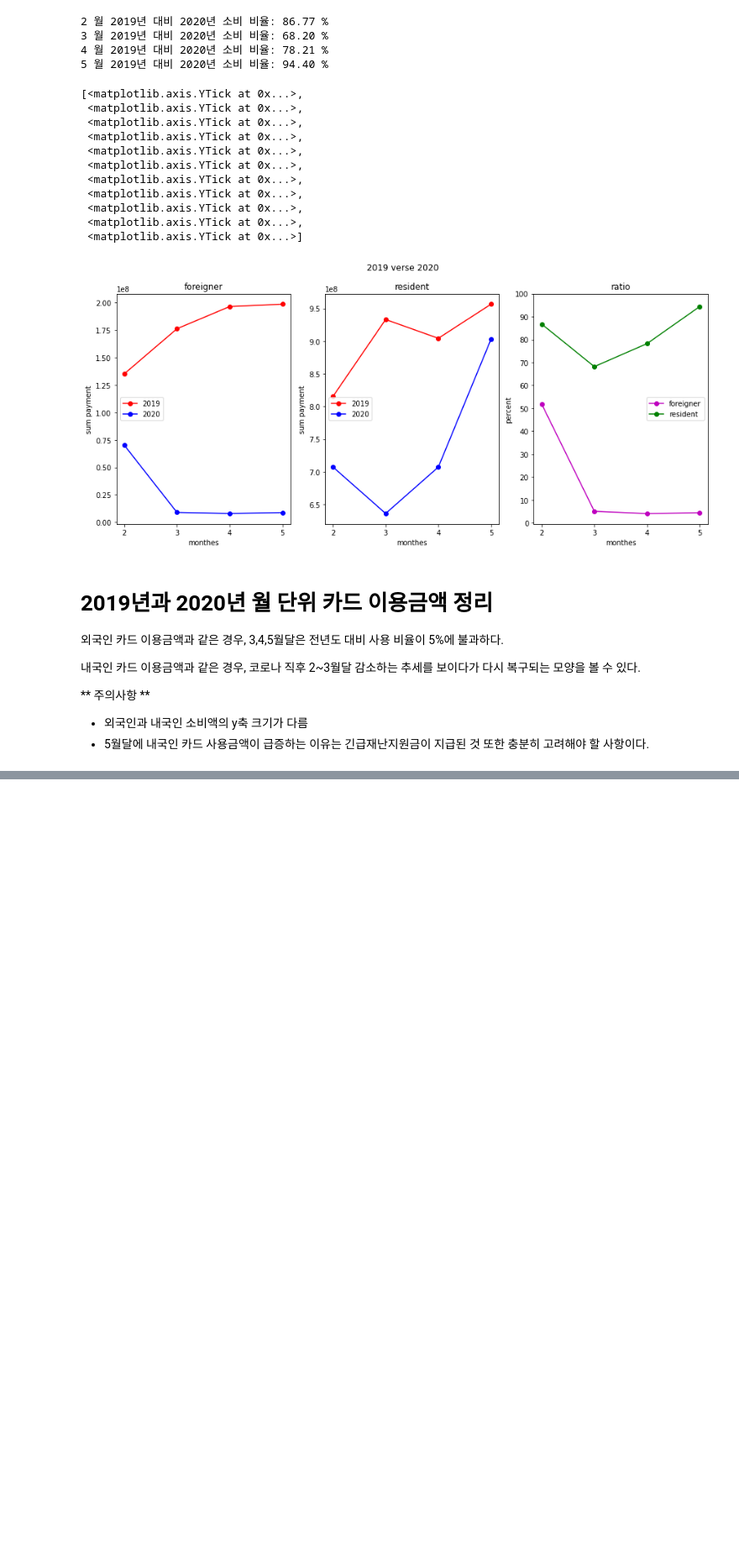
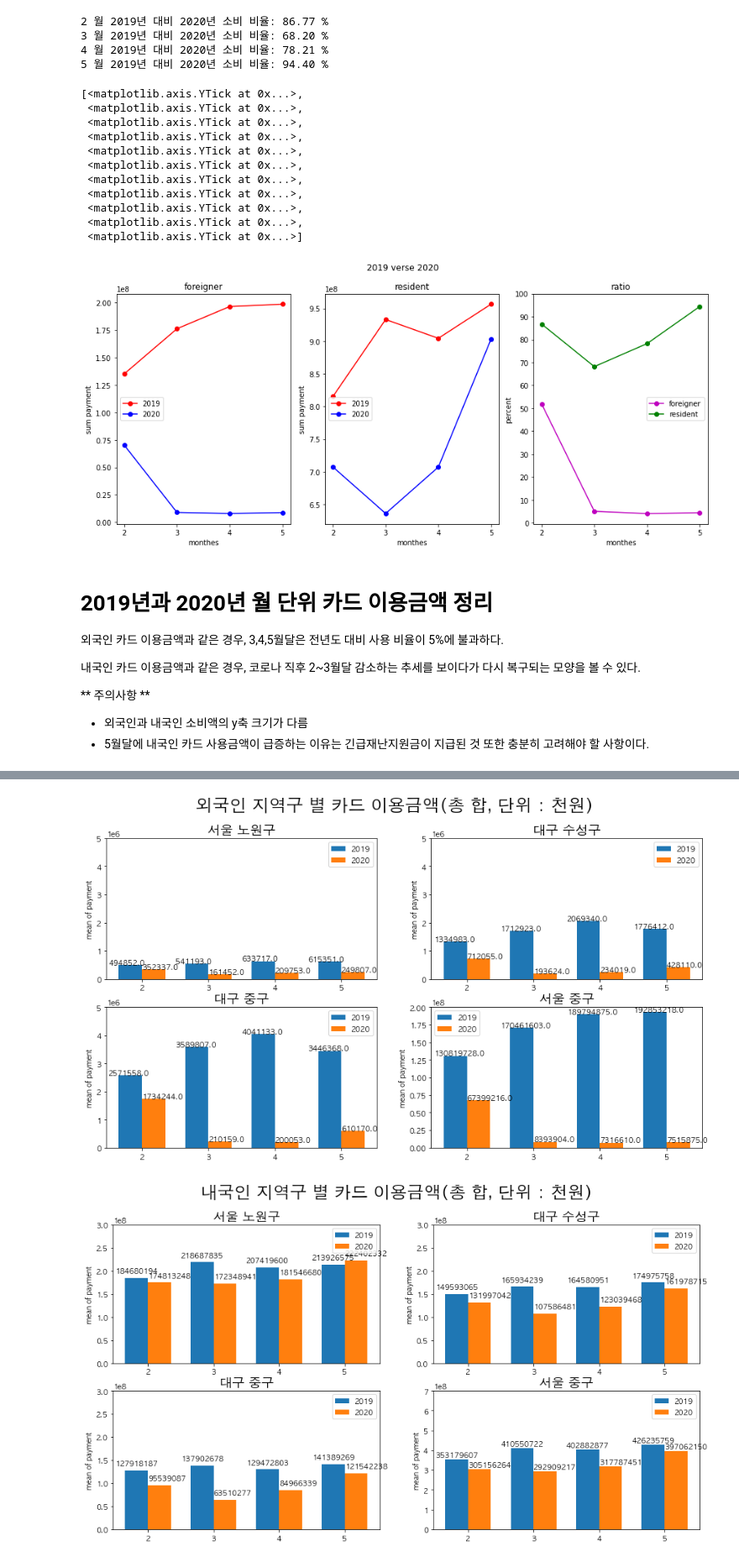
Before and after one commit to Kimdongui/Algorithm, a Jupyter notebook: 카드 데이터 파싱.ipynb, the cells around one changed output, grey strips where cells are left out. Shown at 84% size. Saved outputs shown, nothing was run; the diff lists cells and outputs as text; code cells hidden in the pictures; blank space fills up the shorter version.

```diff
--- a/카드 데이터 파싱.ipynb
+++ b/카드 데이터 파싱.ipynb
@@ -268,5 +285,4 @@ text_foreigner["구코드"].replace(b,inplace=True)
 temp3 = copy.copy(text_foreigner)
 c = {201902:2,201903:3,201904:4,201905:5,202002:2,202003:3,202004:4,202005:5}
 temp3.replace(c,inplace=True)
-temp3 = pd.DataFrame(temp3.groupby(["구코드","기준해","기준월"])["이용금액"].mean())
-temp3
+temp3 = pd.DataFrame(temp3.groupby(["구코드","기준해","기준월"])["이용금액"].sum())
@@ -304,0 +289,2 @@ SyntaxError: unexpected EOF while parsing (<ipython-input-67-31ae6ad79b20>, line
+# %%
+Gu = [x for x in set(text_foreigner["구코드"].replace(b))]
@@ -304,0 +326,13 @@ SyntaxError: unexpected EOF while parsing (<ipython-input-67-31ae6ad79b20>, line
+# %%
+temp4 = copy.copy(text_resident)
+temp4["구코드"].replace(b,inplace=True)
+temp4["기준월"].replace(c,inplace=True)
+temp4 = pd.DataFrame(temp4.groupby(["구코드","기준해","기준월"])["이용금액"].sum())
+cnt = 0
+print("단위 : 천 원, 내국인")
+for i in range(4):
+    for k in indx:
+        a = float(temp4.loc[Gu[i],2020,k]) / float(temp4.loc[Gu[i],2019,k]) * 100
+        print(Gu[i],"의",k,"월 : {0:.2f}".format(a),"%")
+        cnt += 1
+    print()
@@ -304,0 +360,53 @@ SyntaxError: unexpected EOF while parsing (<ipython-input-67-31ae6ad79b20>, line
+# %%
+plt.rc('font', family='AppleGothic')
+fig = plt.figure(figsize=(15,8))
+bar_width = 0.35
+cnt = 1
+fig.suptitle("외국인 지역구 별 카드 이용금액(총 합, 단위 : 천원)",fontsize= 24)
+for i in Gu:
+    i = fig.add_subplot(2,2,cnt)
+    i.bar(indx-bar_width/2,temp3.loc[Gu[cnt-1],2019]["이용금액"].to_list(),bar_width,label="2019")
+    i.bar(indx+bar_width/2,temp3.loc[Gu[cnt-1],2020]["이용금액"].to_list(),bar_width,label="2020")
+    i.set_title(Gu[cnt-1],fontsize=18)
+    i.legend(loc = "best")
+    i.set_ylabel("mean of payment")
+    i.set_xticks([2,3,4,5])
+    a = [x for x in temp3.loc[Gu[cnt-1],2019]["이용금액"]]
+    b = [x for x in temp3.loc[Gu[cnt-1],2020]["이용금액"]]
+    for k,v in enumerate(a):
+        i.text(k+1.5,v,str(v),color = 'black',fontweight = 'bold')
+    for k,v in enumerate(b):
+        i.text(k+2,v,str(v),color = 'black',fontweight = 'bold')
+    if Gu[cnt-1] == "서울 중구":
+        i.set_ylim([0,200000000])
+    else:
+        i.set_ylim([0,5000000])
+    cnt += 1
+
+
+fig = plt.figure(figsize = (15,8))
+cnt = 1
+fig.suptitle("내국인 지역구 별 카드 이용금액(총 합, 단위 : 천원)",fontsize = 24)
+for i in Gu:
+    i = fig.add_subplot(2,2,cnt)
+    i.bar(indx-bar_width/2,temp4.loc[Gu[cnt-1],2019]["이용금액"].to_list(),bar_width,label = "2019")
+    i.bar(indx+bar_width/2,temp4.loc[Gu[cnt-1],2020]["이용금액"].to_list(),bar_width,label = "2020")
+    a = [x for x in list(temp4.loc[Gu[cnt-1],2019]["이용금액"])]
+    b = [x for x in list(temp4.loc[Gu[cnt-1],2020]["이용금액"])]
+    i.set_title(Gu[cnt-1],fontsize = 18)
+    i.legend(loc = "best")
+    i.set_ylabel("mean of payment")
+    i.set_xticks([2,3,4,5])
+    i.set_ylim(0,300000000)
+    for k,v in enumerate(a):
+        i.text(k+1.5 , v + 10000000, str(v), color='black', fontweight='bold')
+    for k,v in enumerate(b):
+        i.text(k+2 , v + 10000000, str(v), color='black', fontweight='bold')
+    if Gu[cnt-1] == "서울 중구":
+        i.set_ylim([0,700000000])
+    else:
+        i.set_ylim([0,300000000])
+    cnt+=1
+# %% [output]
+[figure, added]
+[figure, added]
```
Also changed, not shown: parts of 18 cells of this notebook.
